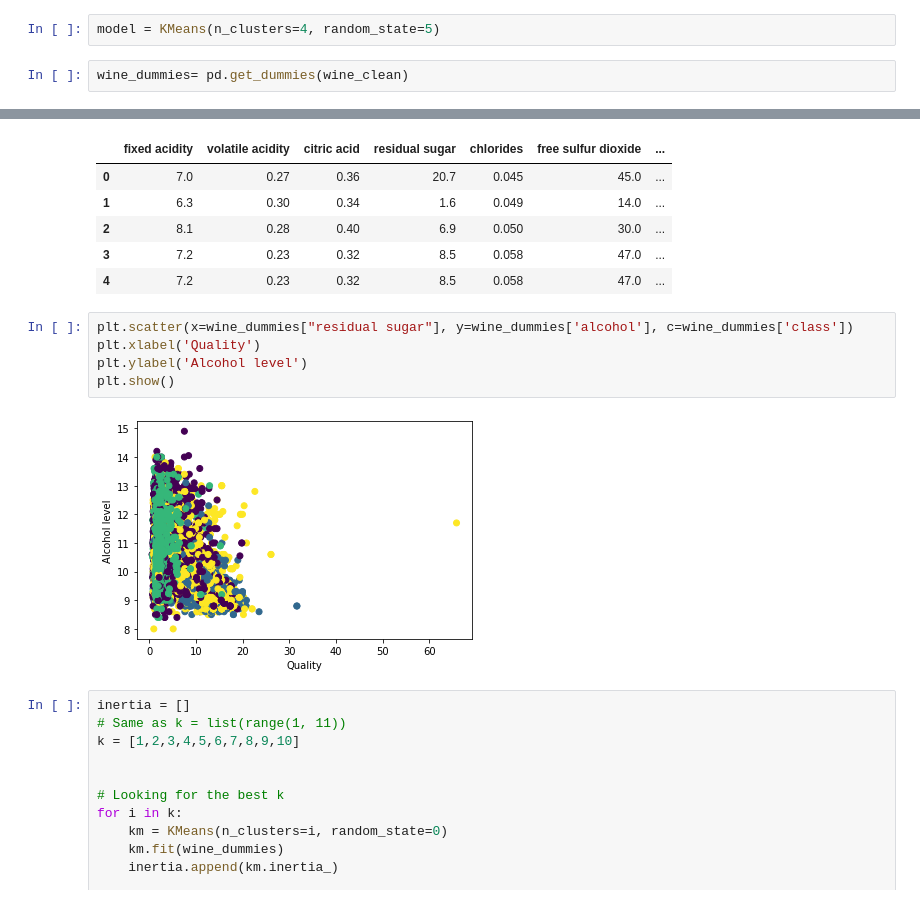
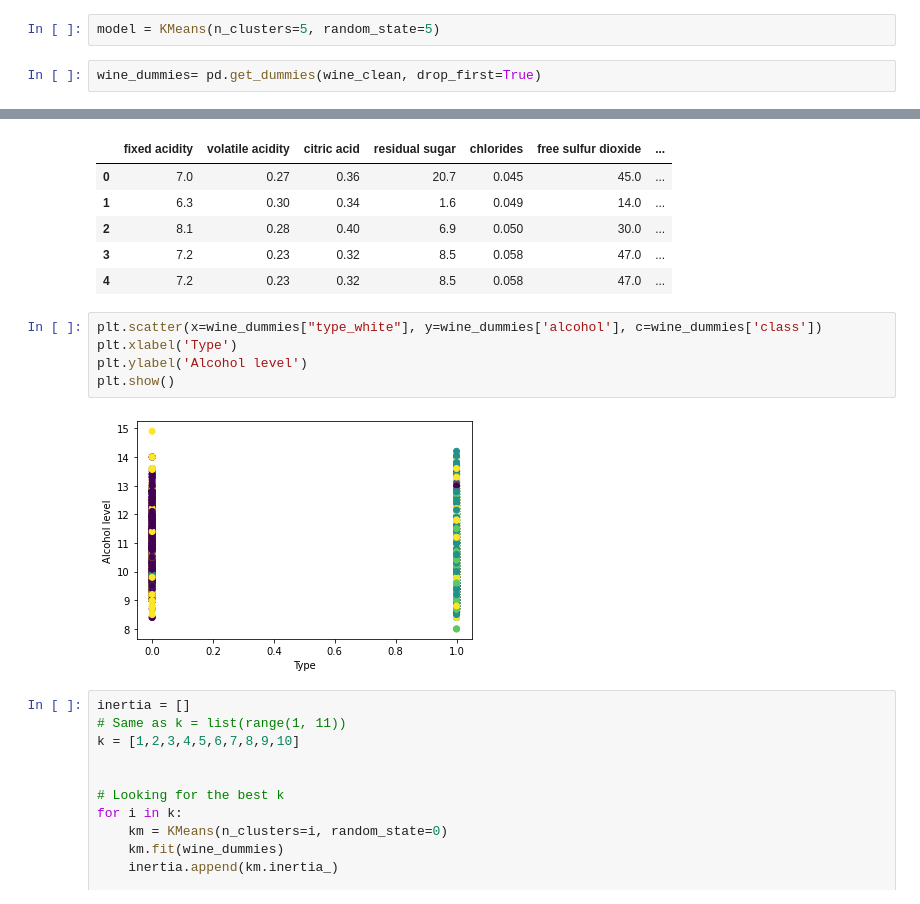
Before and after one commit to susanquiros/Project-4--Group-6, a Jupyter notebook: main.ipynb, the cells around one changed output, grey strips where cells are left out. Cells and saved outputs as stored; diff of their text form.

```diff
--- a/main.ipynb
+++ b/main.ipynb
@@ -61,9 +61,9 @@ from sklearn.cluster import KMeans
 from pathlib import Path
 from sklearn.preprocessing import StandardScaler
 # %%
-model = KMeans(n_clusters=4, random_state=5)
+model = KMeans(n_clusters=5, random_state=5)
 # %%
-wine_dummies= pd.get_dummies(wine_clean)
+wine_dummies= pd.get_dummies(wine_clean, drop_first=True)
 # %%
 wine_dummies.dtypes
 # %% [output]
@@ -104,12 +103,12 @@ wine_dummies.head()
 | 3 | 7.2 | 0.23 | 0.32 | 8.5 | 0.058 | 47.0 | ... |
 | 4 | 7.2 | 0.23 | 0.32 | 8.5 | 0.058 | 47.0 | ... |
 # %%
-plt.scatter(x=wine_dummies["residual sugar"], y=wine_dummies['alcohol'], c=wine_dummies['class'])
-plt.xlabel('Quality')
+plt.scatter(x=wine_dummies["type_white"], y=wine_dummies['alcohol'], c=wine_dummies['class'])
+plt.xlabel('Type')
 plt.ylabel('Alcohol level')
 plt.show()
 # %% [output]
-[figure, old version]
+[figure, new version]
 # %%
 inertia = []
 # Same as k = list(range(1, 11))
```
Also changed, not shown: parts of 3 cells of this notebook.
